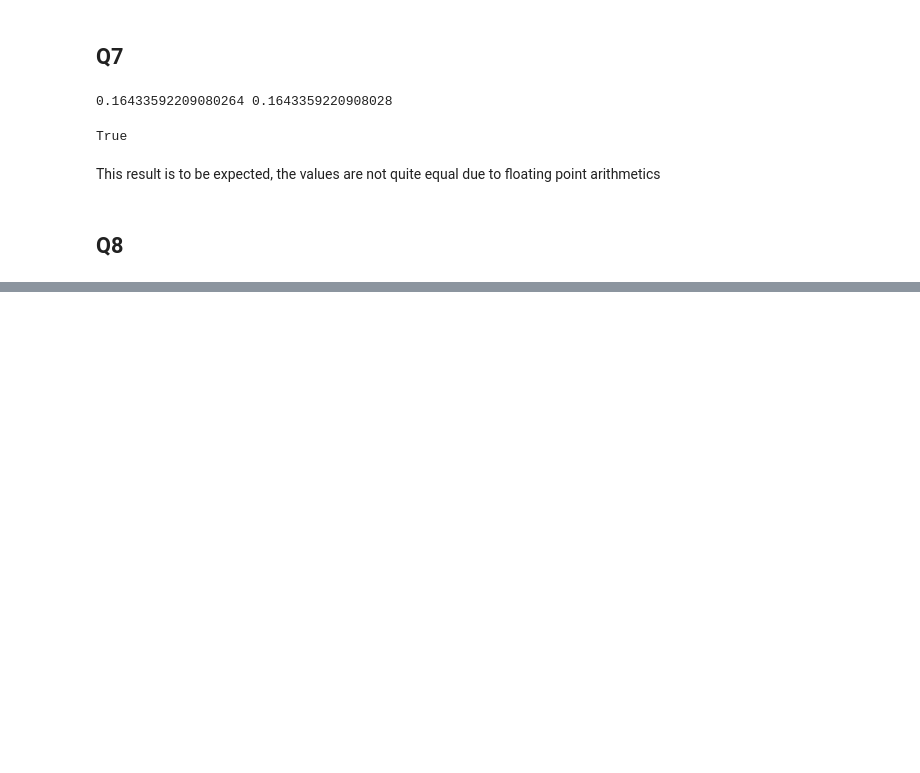
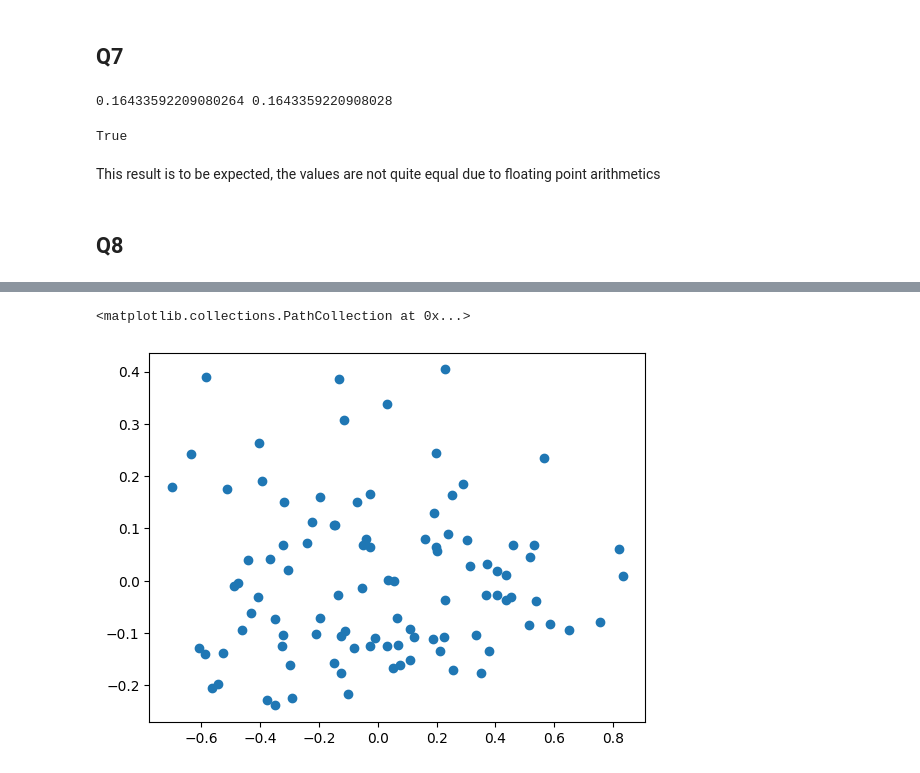
Before and after one commit to dont-text-me/INT3-work, a Jupyter notebook: week-4/PADL-Practical-Week4.ipynb, the cells around one changed output, grey strips where cells are left out. Drawn from its saved outputs; the diff is of its cells as text; code cells hidden in the pictures; blank space fills up the shorter version.

```diff
--- a/week-4/PADL-Practical-Week4.ipynb
+++ b/week-4/PADL-Practical-Week4.ipynb
@@ -124,0 +139,5 @@ plt.colorbar(
+# %%
+plt.scatter(new_data["Principal component 0"], new_data["Principal component 1"])
+# %% [output]
+<matplotlib.collections.PathCollection at 0x...>
+[figure, added]
```
Also changed, not shown: parts of 1 cell of this notebook, 1 other file.
